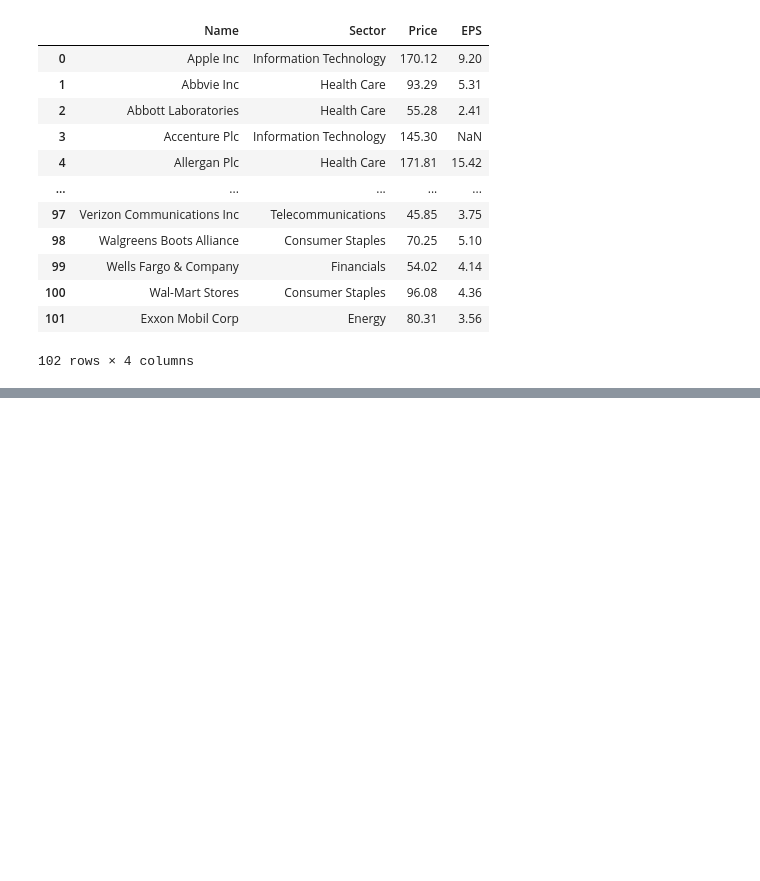
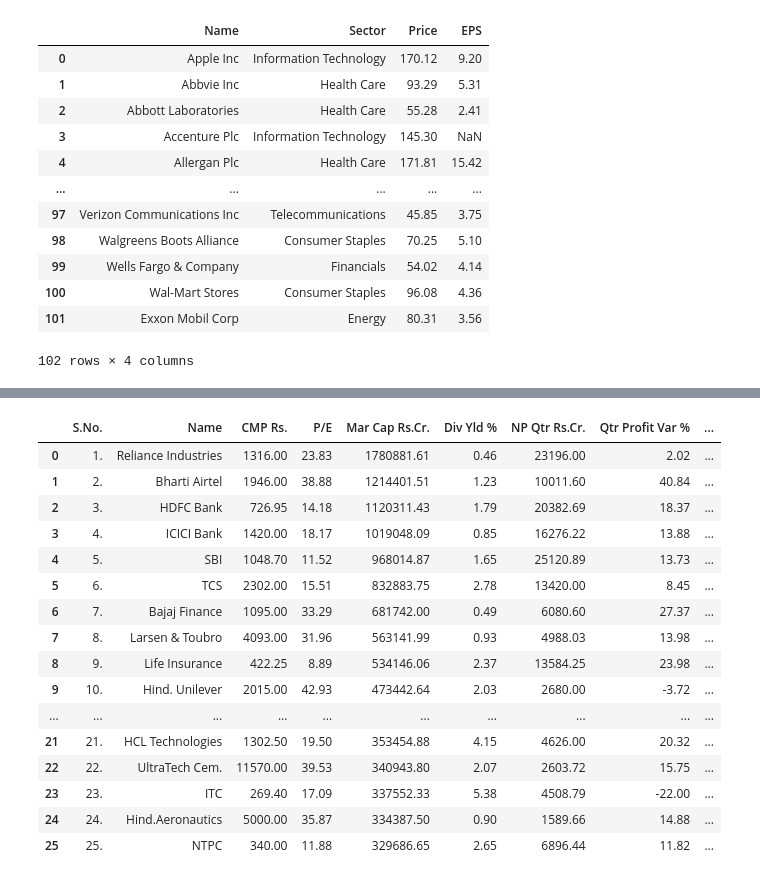
Before and after one commit to sunilsala88/batch-38, a Jupyter notebook: 10_numpy_pandas/pandas1.ipynb, the cells around one changed output, grey strips where cells are left out. Drawn from its saved outputs; the diff is of its cells as text; code cells hidden in the pictures; blank space fills up the shorter version.

```diff
--- a/10_numpy_pandas/pandas1.ipynb
+++ b/10_numpy_pandas/pandas1.ipynb
@@ -83,2 +117,20 @@ pd.read_csv('/Users/algo trading 2026/batch 38/10_numpy_pandas/sp500.csv')
 # %%
-pd.read_html()
+pd.read_html('https://www.screener.in/screens/281185/nifty-50/')[0]
+# %% [output]
+|  | S.No. | Name | CMP Rs. | P/E | Mar Cap Rs.Cr. | Div Yld % | NP Qtr Rs.Cr. | Qtr Profit Var % | ... |
+| 0 | 1. | Reliance Industries | 1316.00 | 23.83 | 1780881.61 | 0.46 | 23196.00 | 2.02 | ... |
+| 1 | 2. | Bharti Airtel | 1946.00 | 38.88 | 1214401.51 | 1.23 | 10011.60 | 40.84 | ... |
+| 2 | 3. | HDFC Bank | 726.95 | 14.18 | 1120311.43 | 1.79 | 20382.69 | 18.37 | ... |
+| 3 | 4. | ICICI Bank | 1420.00 | 18.17 | 1019048.09 | 0.85 | 16276.22 | 13.88 | ... |
+| 4 | 5. | SBI | 1048.70 | 11.52 | 968014.87 | 1.65 | 25120.89 | 13.73 | ... |
+| 5 | 6. | TCS | 2302.00 | 15.51 | 832883.75 | 2.78 | 13420.00 | 8.45 | ... |
+| 6 | 7. | Bajaj Finance | 1095.00 | 33.29 | 681742.00 | 0.49 | 6080.60 | 27.37 | ... |
+| 7 | 8. | Larsen & Toubro | 4093.00 | 31.96 | 563141.99 | 0.93 | 4988.03 | 13.98 | ... |
+| 8 | 9. | Life Insurance | 422.25 | 8.89 | 534146.06 | 2.37 | 13584.25 | 23.98 | ... |
+| 9 | 10. | Hind. Unilever | 2015.00 | 42.93 | 473442.64 | 2.03 | 2680.00 | -3.72 | ... |
+| ... | ... | ... | ... | ... | ... | ... | ... | ... | ... |
+| 21 | 21. | HCL Technologies | 1302.50 | 19.50 | 353454.88 | 4.15 | 4626.00 | 20.32 | ... |
+| 22 | 22. | UltraTech Cem. | 11570.00 | 39.53 | 340943.80 | 2.07 | 2603.72 | 15.75 | ... |
+| 23 | 23. | ITC | 269.40 | 17.09 | 337552.33 | 5.38 | 4508.79 | -22.00 | ... |
+| 24 | 24. | Hind.Aeronautics | 5000.00 | 35.87 | 334387.50 | 0.90 | 1589.66 | 14.88 | ... |
+| 25 | 25. | NTPC | 340.00 | 11.88 | 329686.65 | 2.65 | 6896.44 | 11.82 | ... |
```
Also changed, not shown: parts of 5 cells of this notebook, 1 other file.
